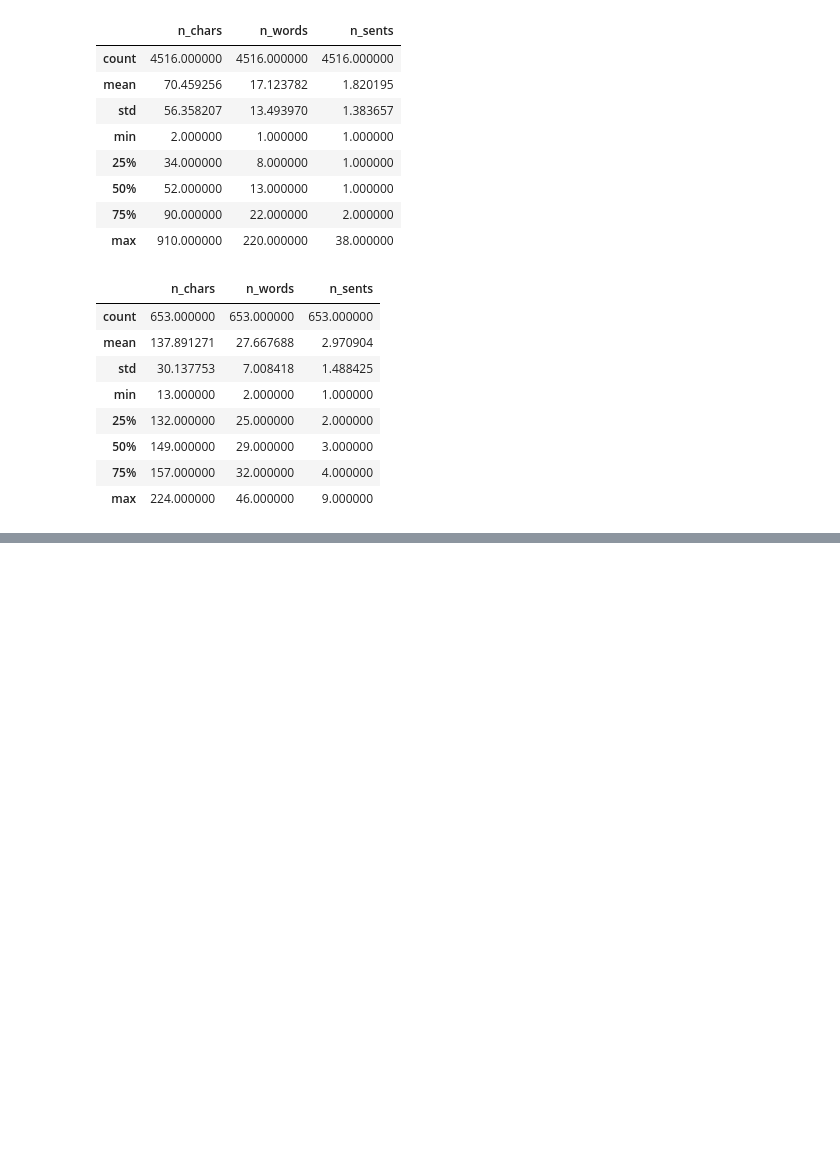
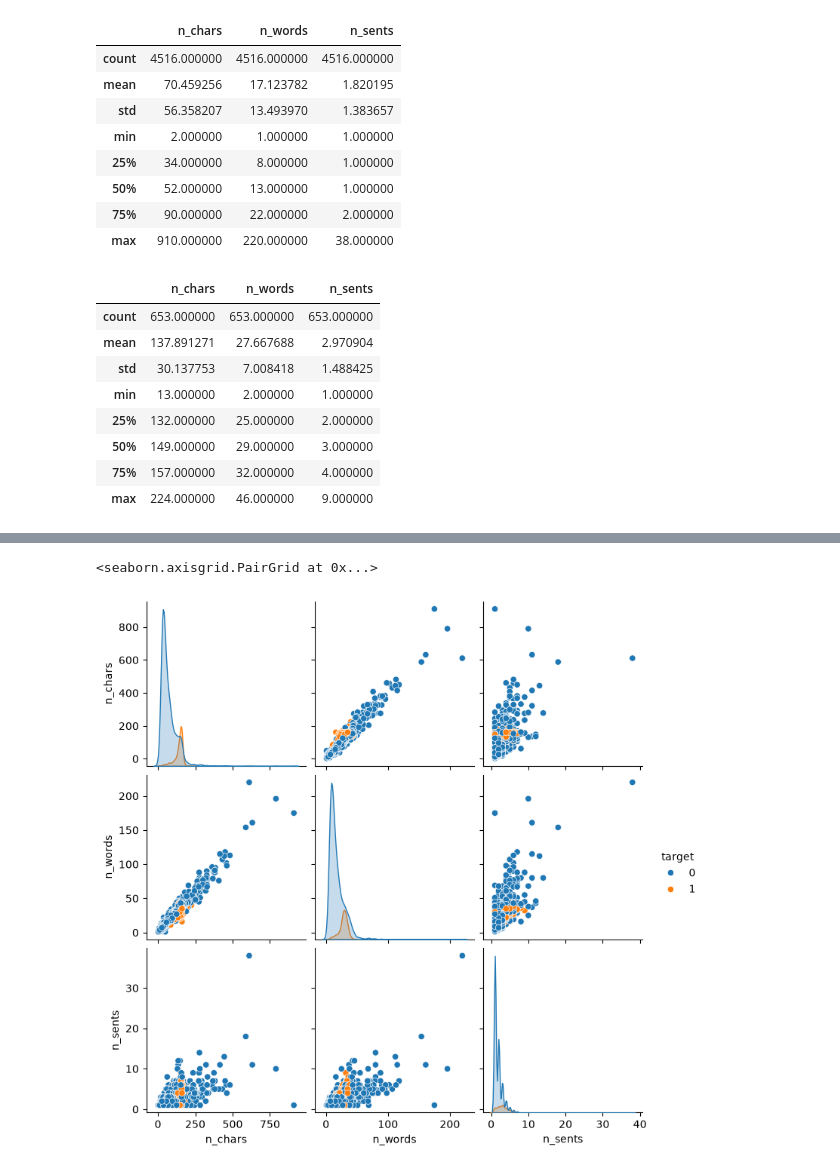
Before and after one commit to suyogpokhrel/Email_Spam_Classifier, a Jupyter notebook: spam-detection.ipynb, the cells around one changed output, grey strips where cells are left out. Cells and saved outputs as stored; diff of their text form; code cells hidden in the pictures; blank space fills up the shorter version.

```diff
--- a/spam-detection.ipynb
+++ b/spam-detection.ipynb
@@ -206,0 +221,5 @@ df[df['target'] == 1][['n_chars','n_words','n_sents']].describe()
+# %%
+sns.pairplot(df,hue='target')
+# %% [output]
+<seaborn.axisgrid.PairGrid at 0x...>
+[figure, added]
```
Also changed, not shown: parts of 26 cells of this notebook.
